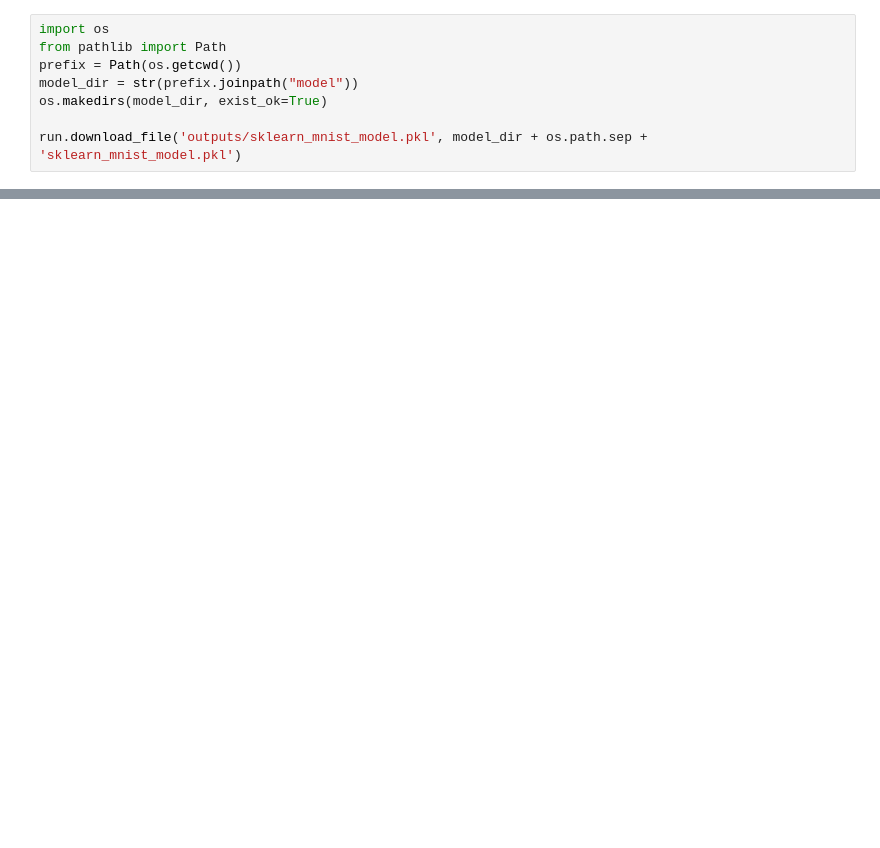
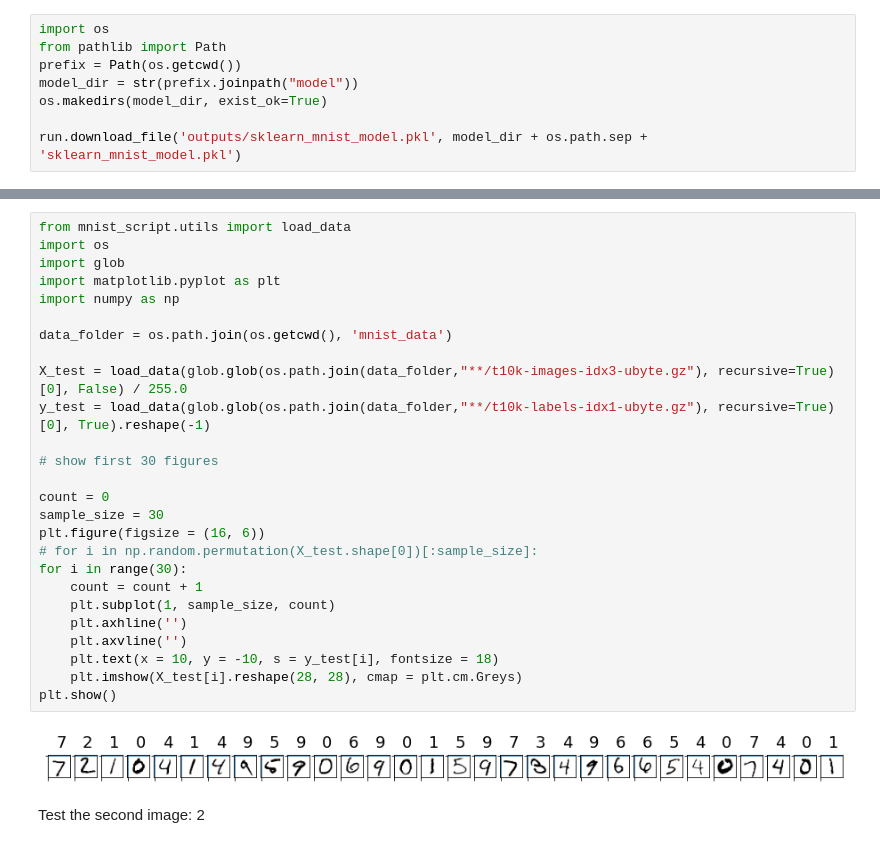
Before and after one commit to msftcoderdjw/AML-Kubernetes, a Jupyter notebook: docs/AKS-HCI/notebooks/mnist-sdkv1/MNIST_Training_with_AKS-HCI_Cluster_and_NFS_onprem.ipynb, the cells around one changed output, grey strips where cells are left out. Saved outputs shown, nothing was run; the diff lists cells and outputs as text; blank space fills up the shorter version.

```diff
--- a/docs/AKS-HCI/notebooks/mnist-sdkv1/MNIST_Training_with_AKS-HCI_Cluster_and_NFS_onprem.ipynb
+++ b/docs/AKS-HCI/notebooks/mnist-sdkv1/MNIST_Training_with_AKS-HCI_Cluster_and_NFS_onprem.ipynb
@@ -133,0 +164,30 @@ run.download_file('outputs/sklearn_mnist_model.pkl', model_dir + os.path.sep + '
+# %%
+from mnist_script.utils import load_data
+import os
+import glob
+import matplotlib.pyplot as plt
+import numpy as np
+
+data_folder = os.path.join(os.getcwd(), 'mnist_data')
+
+X_test = load_data(glob.glob(os.path.join(data_folder,"**/t10k-images-idx3-ubyte.gz"), recursive=True)[0], False) / 255.0
+y_test = load_data(glob.glob(os.path.join(data_folder,"**/t10k-labels-idx1-ubyte.gz"), recursive=True)[0], True).reshape(-1)
+
+# show first 30 figures
+
+count = 0
+sample_size = 30
+plt.figure(figsize = (16, 6))
+# for i in np.random.permutation(X_test.shape[0])[:sample_size]:
+for i in range(30):
+    count = count + 1
+    plt.subplot(1, sample_size, count)
+    plt.axhline('')
+    plt.axvline('')
+    plt.text(x = 10, y = -10, s = y_test[i], fontsize = 18)
+    plt.imshow(X_test[i].reshape(28, 28), cmap = plt.cm.Greys)
+plt.show()
+# %% [output]
+[figure, added]
+# %% [markdown]
+Test the second image: 2
```
Also changed, not shown: parts of 6 cells of this notebook, 21 other files.
